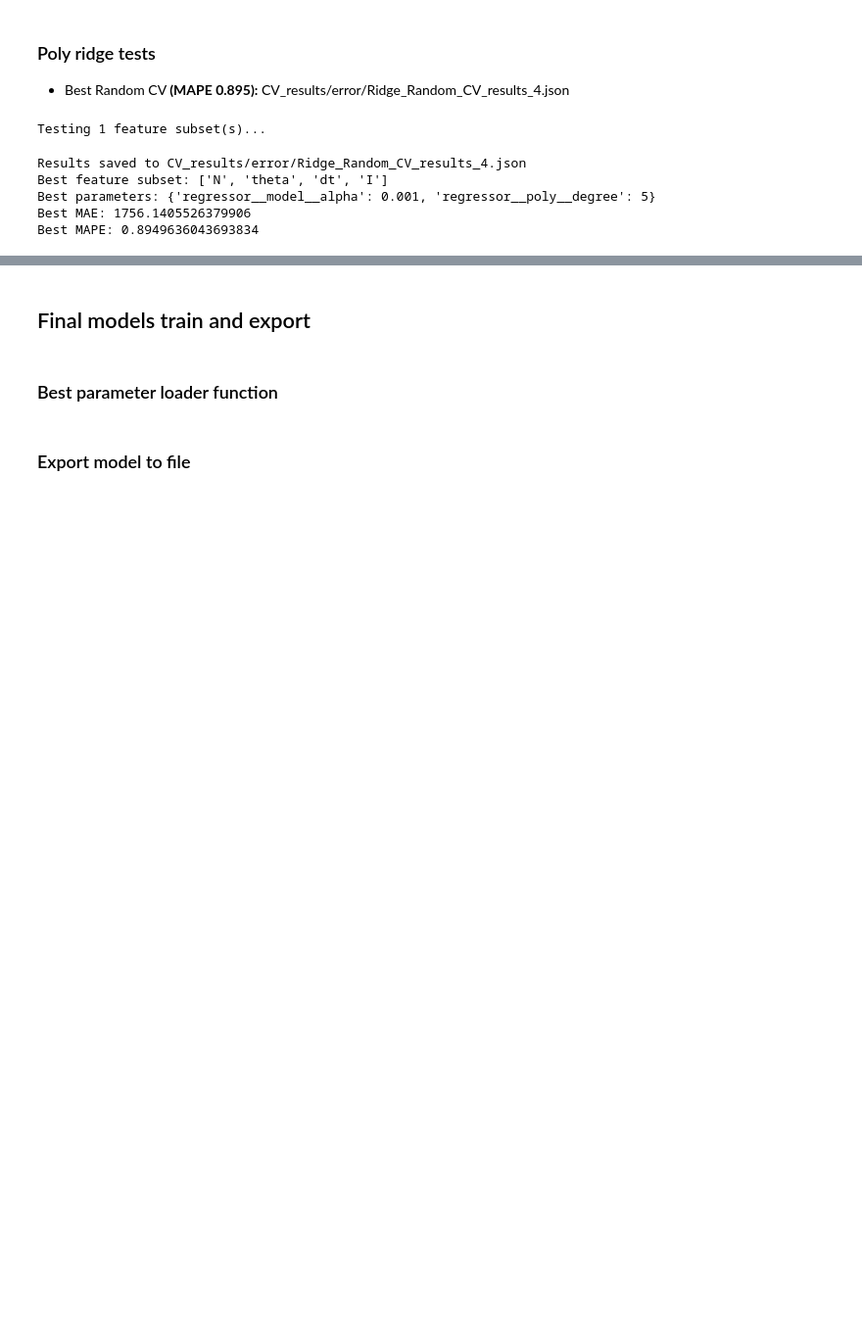
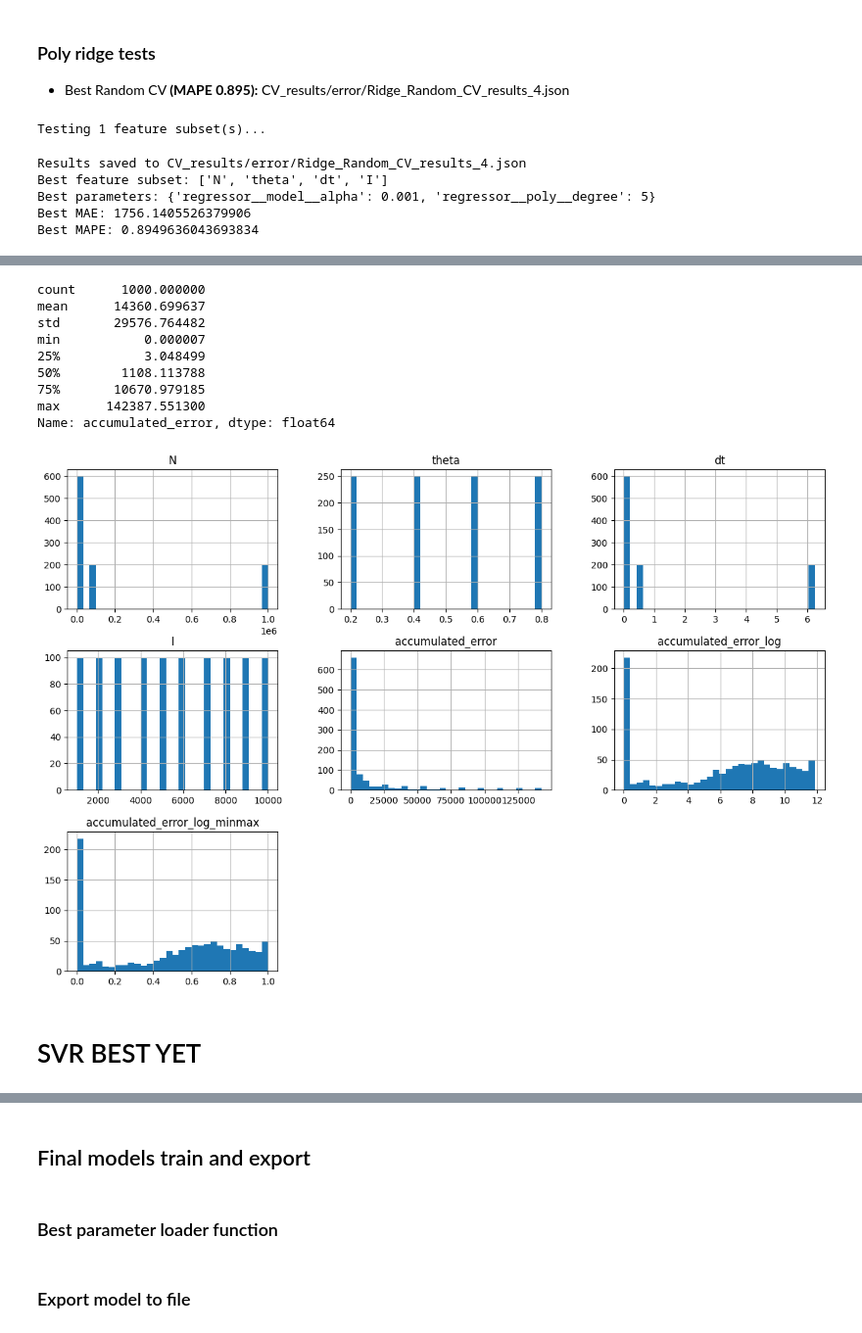
Before and after one commit to Mauricio-Bernuy/Bonsai-estimate, a Jupyter notebook: 6. Precision Models.ipynb, the cells around one changed output, grey strips where cells are left out. Shown at 98% size. Saved outputs shown, nothing was run; the diff lists cells and outputs as text; code cells hidden in the pictures; blank space fills up the shorter version.

Commit message:
checkpoint: best yet

```diff
--- a/6. Precision Models.ipynb
+++ b/6. Precision Models.ipynb
@@ -585,0 +682,21 @@ Best MAPE: 0.8949636043693834
+# %%
+# np.log1p(sampled_err_df['accumulated_error'])
+print(sampled_err_df['accumulated_error'].describe())
+
+# np.power(sampled_err_df['I'], 1/10).hist()
+import matplotlib.pyplot as plt
+sampled_err_df.hist(bins=30, figsize=(15, 10))
+plt.show()
+# %% [output]
+count      1000.000000
+mean      14360.699637
+std       29576.764482
+min           0.000007
+25%           3.048499
+50%        1108.113788
+75%       10670.979185
+max      142387.551300
+Name: accumulated_error, dtype: float64
+[figure, added]
+# %% [markdown]
+# SVR BEST YET
```
Also changed, not shown: parts of 12 cells of this notebook, 1 other file.
